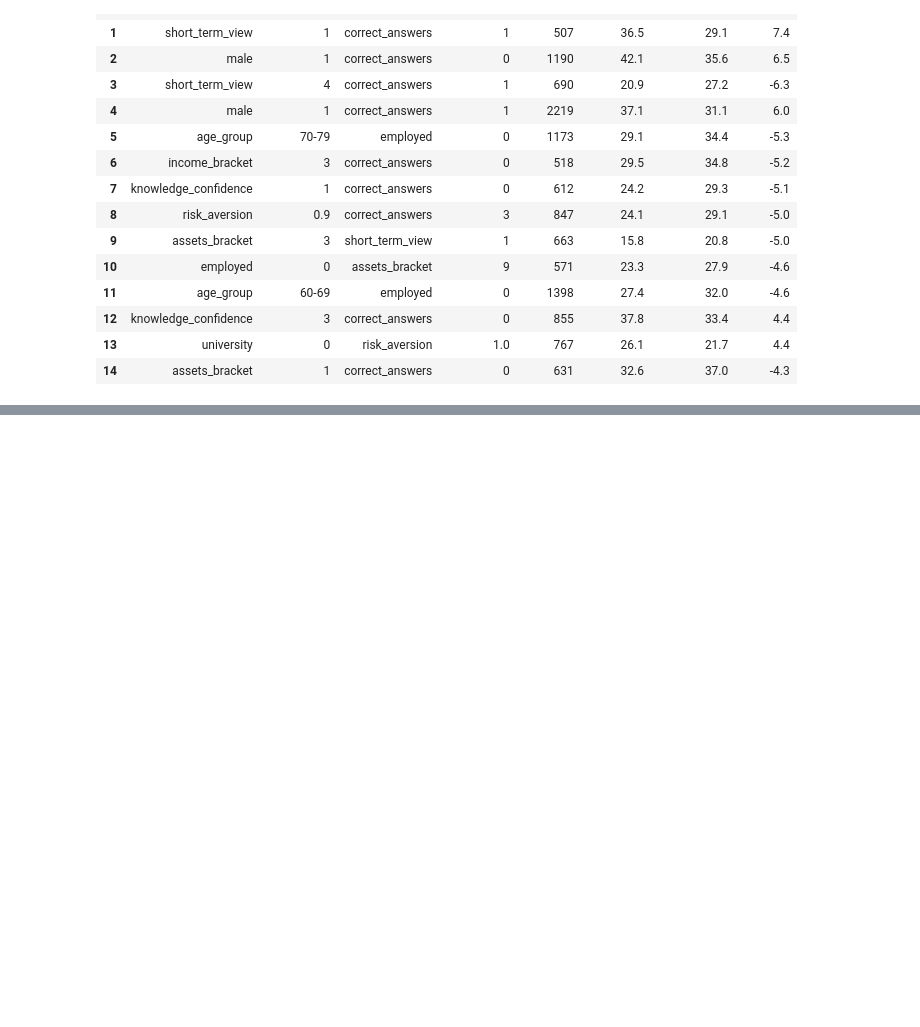
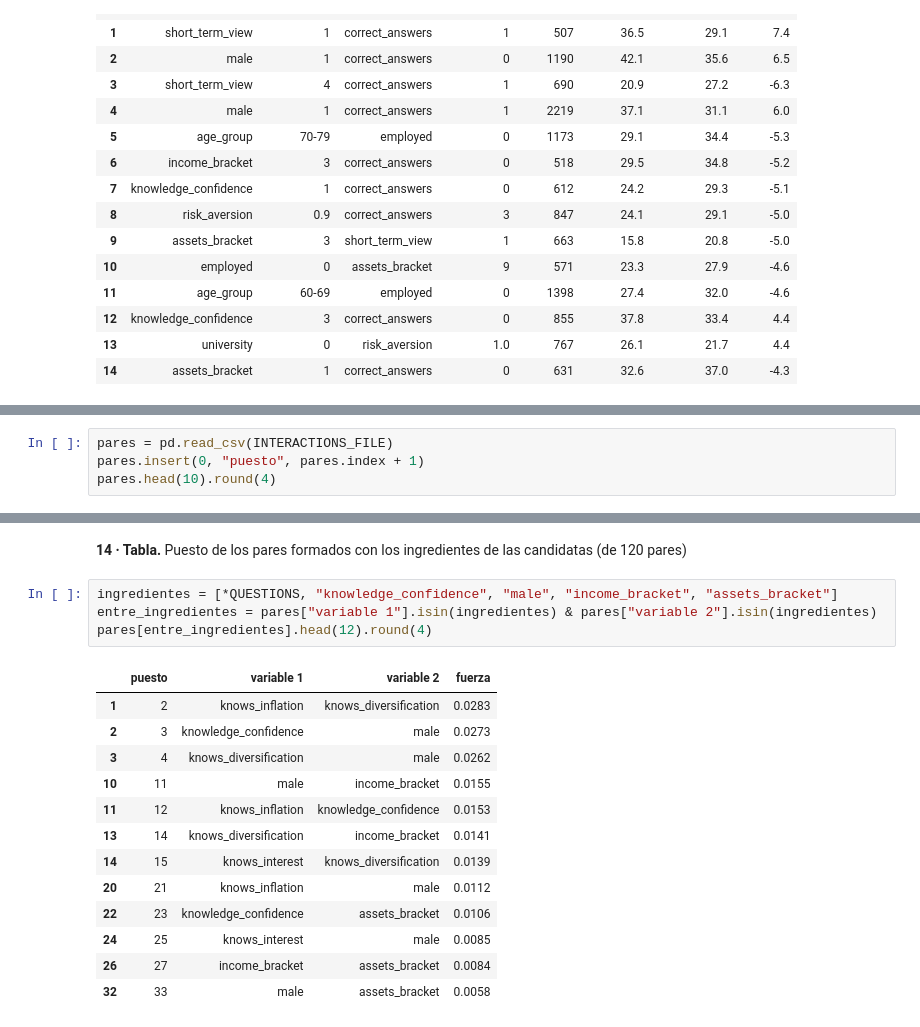
Before and after one commit to EspecializacionIA1/bolsalab, a Jupyter notebook: notebooks/Exploración de variables.ipynb, the cells around one changed output, grey strips where cells are left out. Drawn from its saved outputs; the diff is of its cells as text; blank space fills up the shorter version.

```diff
--- a/notebooks/Exploración de variables.ipynb
+++ b/notebooks/Exploración de variables.ipynb
@@ -204,0 +233,4 @@ surprising_cells(people, candidatas).head(15).round(1)
+# %%
+pares = pd.read_csv(INTERACTIONS_FILE)
+pares.insert(0, "puesto", pares.index + 1)
+pares.head(10).round(4)
@@ -204,0 +249,20 @@ surprising_cells(people, candidatas).head(15).round(1)
+# %% [markdown]
+**14 · Tabla.** Puesto de los pares formados con los ingredientes de las candidatas (de 120 pares)
+# %%
+ingredientes = [*QUESTIONS, "knowledge_confidence", "male", "income_bracket", "assets_bracket"]
+entre_ingredientes = pares["variable 1"].isin(ingredientes) & pares["variable 2"].isin(ingredientes)
+pares[entre_ingredientes].head(12).round(4)
+# %% [output]
+|  | puesto | variable 1 | variable 2 | fuerza |
+| 1 | 2 | knows_inflation | knows_diversification | 0.0283 |
+| 2 | 3 | knowledge_confidence | male | 0.0273 |
+| 3 | 4 | knows_diversification | male | 0.0262 |
+| 10 | 11 | male | income_bracket | 0.0155 |
+| 11 | 12 | knows_inflation | knowledge_confidence | 0.0153 |
+| 13 | 14 | knows_diversification | income_bracket | 0.0141 |
+| 14 | 15 | knows_interest | knows_diversification | 0.0139 |
+| 20 | 21 | knows_inflation | male | 0.0112 |
+| 22 | 23 | knowledge_confidence | assets_bracket | 0.0106 |
+| 24 | 25 | knows_interest | male | 0.0085 |
+| 26 | 27 | income_bracket | assets_bracket | 0.0084 |
+| 32 | 33 | male | assets_bracket | 0.0058 |
```
Also changed, not shown: parts of 6 cells of this notebook, 3 other files.
